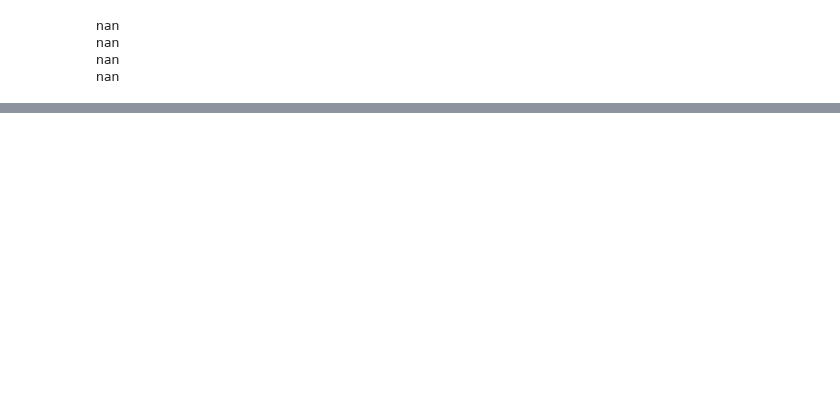
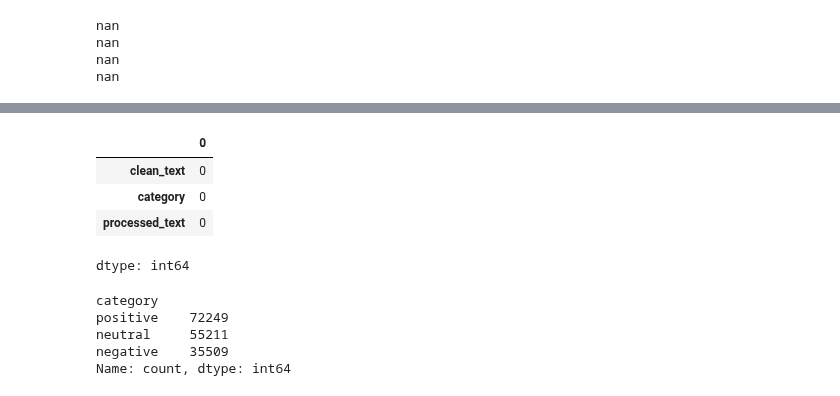
Before and after one commit to silentfortin/ai-portfolio, a Jupyter notebook: 10-mlops-reputation/notebooks/sentiment_analysis.ipynb, the cells around one changed output, grey strips where cells are left out. Saved outputs shown, nothing was run; the diff lists cells and outputs as text; code cells hidden in the pictures; blank space fills up the shorter version.

```diff
--- a/10-mlops-reputation/notebooks/sentiment_analysis.ipynb
+++ b/10-mlops-reputation/notebooks/sentiment_analysis.ipynb
@@ -136,0 +160,17 @@ df[df["true_label"] != df["pred_label"]].sample(5, random_state=42)[["text","tru
+# %%
+df.isna().sum()
+# %% [output]
+|  | 0 |
+| clean_text | 0 |
+| category | 0 |
+| processed_text | 0 |
+dtype: int64
+# %%
+# Display some stats
+print(df['category'].value_counts())
+# %% [output]
+category
+positive    72249
+neutral     55211
+negative    35509
+Name: count, dtype: int64
```
Also changed, not shown: parts of 27 cells of this notebook.
